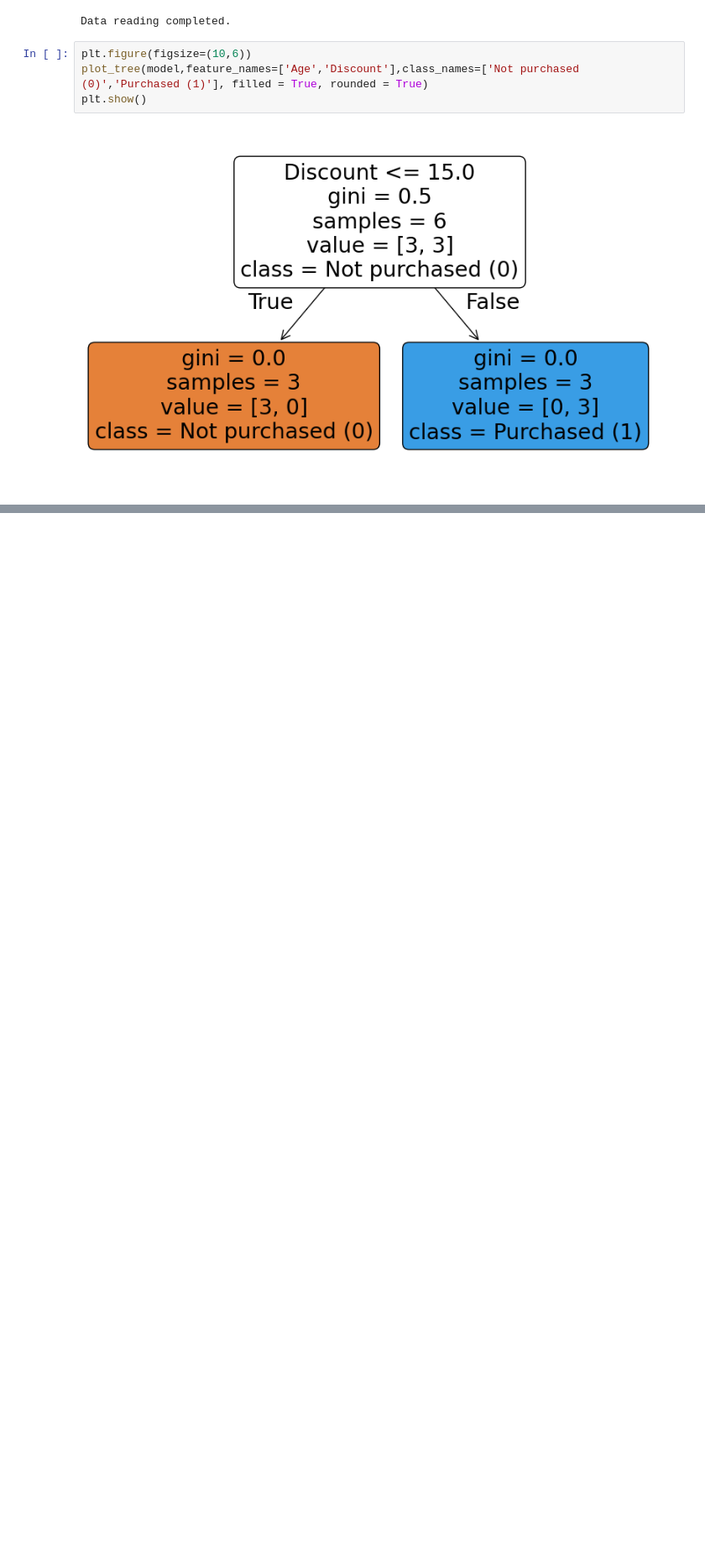
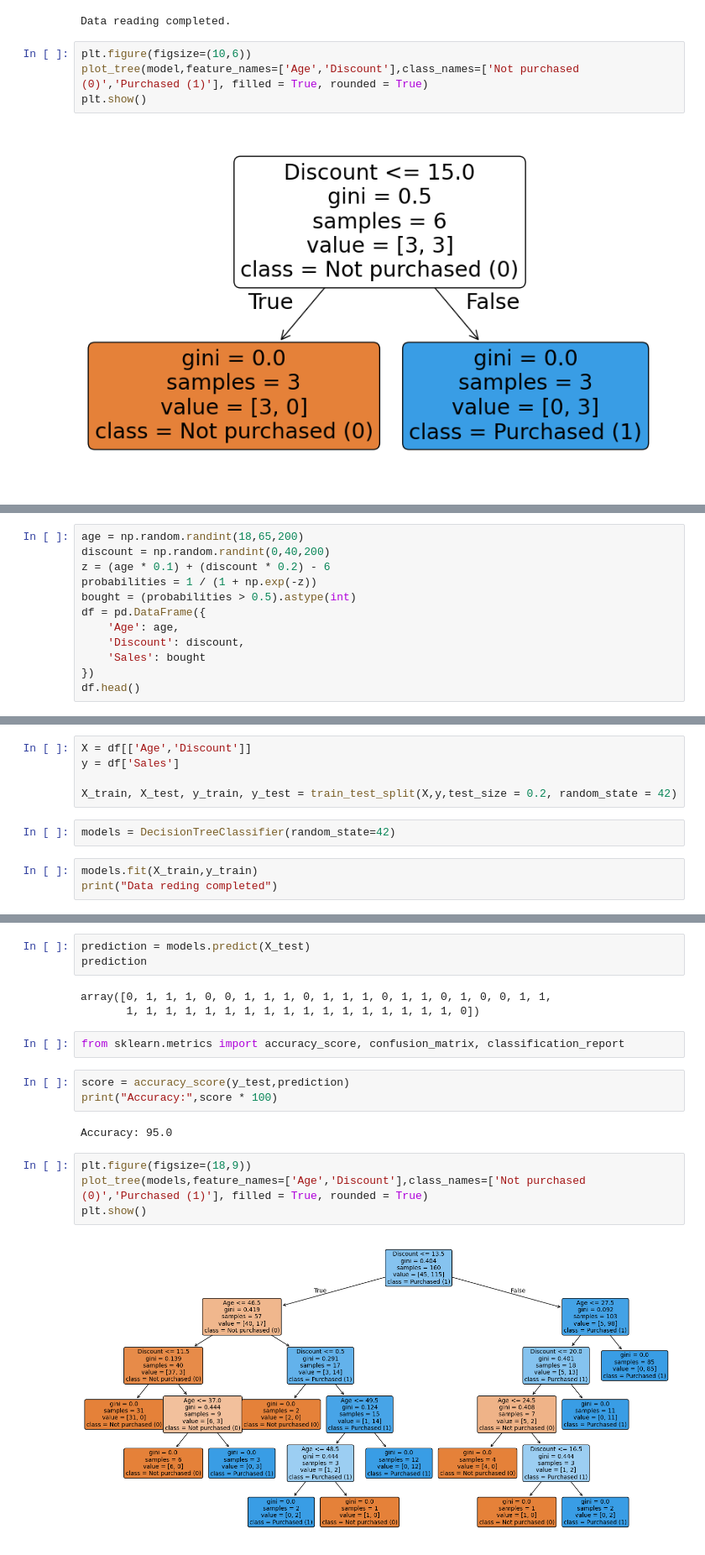
Before and after one commit to 87690ut/Python_Finall_Projects, a Jupyter notebook: ML_Journey/ML_day_3_decision_tree.ipynb, the cells around one changed output, grey strips where cells are left out. Shown at 84% size. Saved outputs shown, nothing was run; the diff lists cells and outputs as text; blank space fills up the shorter version.

Commit message:
Decision tree completed & code push

```diff
--- a/ML_Journey/ML_day_3_decision_tree.ipynb
+++ b/ML_Journey/ML_day_3_decision_tree.ipynb
@@ -56,0 +59,12 @@ plt.show()
+# %%
+age = np.random.randint(18,65,200)
+discount = np.random.randint(0,40,200)
+z = (age * 0.1) + (discount * 0.2) - 6
+probabilities = 1 / (1 + np.exp(-z))
+bought = (probabilities > 0.5).astype(int)
+df = pd.DataFrame({
+    'Age': age,
+    'Discount': discount,
+    'Sales': bought
+})
+df.head()
@@ -56,0 +78,10 @@ plt.show()
+# %%
+X = df[['Age','Discount']]
+y = df['Sales']
+
+X_train, X_test, y_train, y_test = train_test_split(X,y,test_size = 0.2, random_state = 42)
+# %%
+models = DecisionTreeClassifier(random_state=42)
+# %%
+models.fit(X_train,y_train)
+print("Data reding completed")
@@ -56,0 +90,19 @@ plt.show()
+# %%
+prediction = models.predict(X_test)
+prediction
+# %% [output]
+array([0, 1, 1, 1, 0, 0, 1, 1, 1, 0, 1, 1, 1, 0, 1, 1, 0, 1, 0, 0, 1, 1,
+       1, 1, 1, 1, 1, 1, 1, 1, 1, 1, 1, 1, 1, 1, 1, 1, 1, 0])
+# %%
+from sklearn.metrics import accuracy_score, confusion_matrix, classification_report
+# %%
+score = accuracy_score(y_test,prediction)
+print("Accuracy:",score * 100)
+# %% [output]
+Accuracy: 95.0
+# %%
+plt.figure(figsize=(18,9))
+plot_tree(models,feature_names=['Age','Discount'],class_names=['Not purchased (0)','Purchased (1)'], filled = True, rounded = True)
+plt.show()
+# %% [output]
+[figure, added]
```
Also changed, not shown: parts of 3 cells of this notebook.
